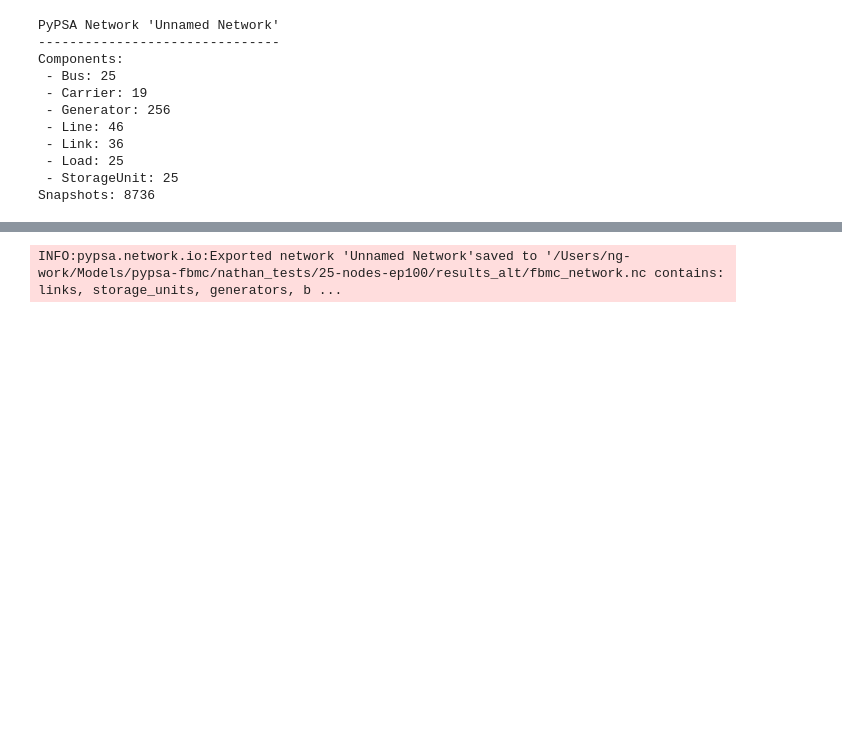
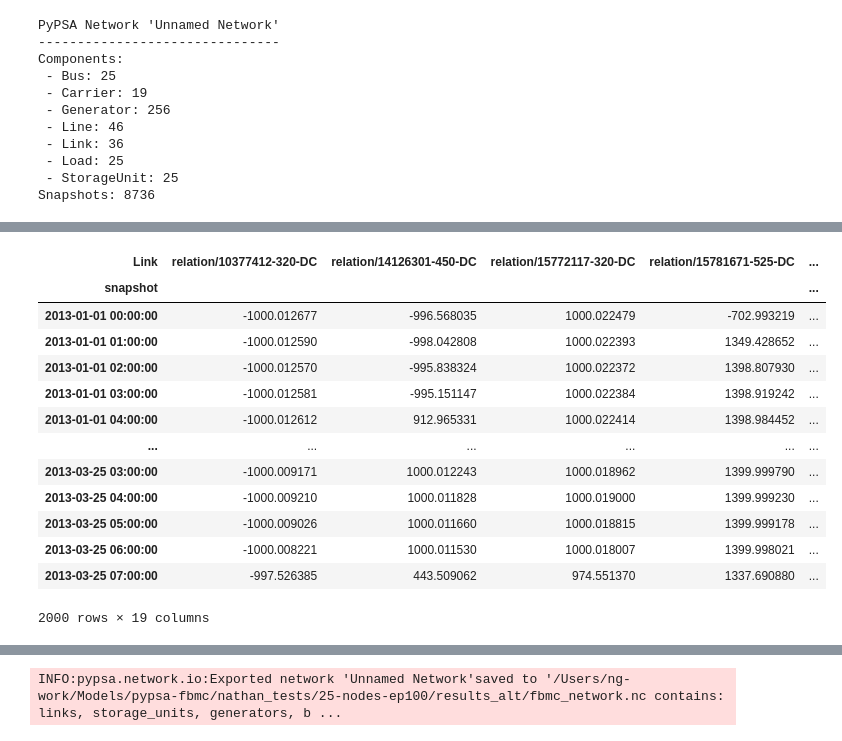
Before and after one commit to nathan-giovannini/pypsa-fbmc, a Jupyter notebook: tornado-analysis/FBMC-25nodes_Ep100_sub.ipynb, the cells around one changed output, grey strips where cells are left out. Cells and saved outputs as stored; diff of their text form; code cells hidden in the pictures; blank space fills up the shorter version.

```diff
--- a/tornado-analysis/FBMC-25nodes_Ep100_sub.ipynb
+++ b/tornado-analysis/FBMC-25nodes_Ep100_sub.ipynb
@@ -183,0 +565,17 @@ obj: 7207200 rows, 3144960 columns, 13497120 nonzeros
+# %%
+result.zonal_net.links_t.p0
+# %% [output]
+| Link | relation/10377412-320-DC | relation/14126301-450-DC | relation/15772117-320-DC | relation/15781671-525-DC | ... |
+| snapshot |  |  |  |  | ... |
+| 2013-01-01 00:00:00 | -1000.012677 | -996.568035 | 1000.022479 | -702.993219 | ... |
+| 2013-01-01 01:00:00 | -1000.012590 | -998.042808 | 1000.022393 | 1349.428652 | ... |
+| 2013-01-01 02:00:00 | -1000.012570 | -995.838324 | 1000.022372 | 1398.807930 | ... |
+| 2013-01-01 03:00:00 | -1000.012581 | -995.151147 | 1000.022384 | 1398.919242 | ... |
+| 2013-01-01 04:00:00 | -1000.012612 | 912.965331 | 1000.022414 | 1398.984452 | ... |
+| ... | ... | ... | ... | ... | ... |
+| 2013-03-25 03:00:00 | -1000.009171 | 1000.012243 | 1000.018962 | 1399.999790 | ... |
+| 2013-03-25 04:00:00 | -1000.009210 | 1000.011828 | 1000.019000 | 1399.999230 | ... |
+| 2013-03-25 05:00:00 | -1000.009026 | 1000.011660 | 1000.018815 | 1399.999178 | ... |
+| 2013-03-25 06:00:00 | -1000.008221 | 1000.011530 | 1000.018007 | 1399.998021 | ... |
+| 2013-03-25 07:00:00 | -997.526385 | 443.509062 | 974.551370 | 1337.690880 | ... |
+2000 rows × 19 columns
```
Also changed, not shown: parts of 41 cells of this notebook, 27 other files.
